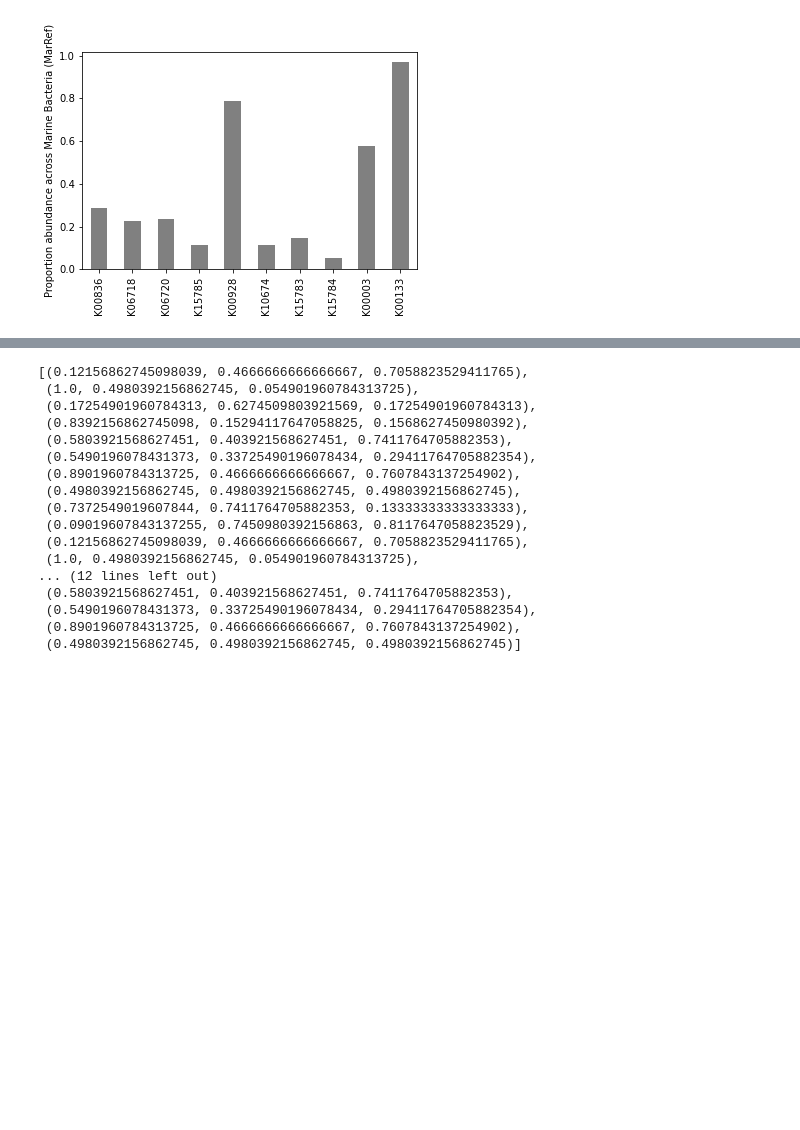
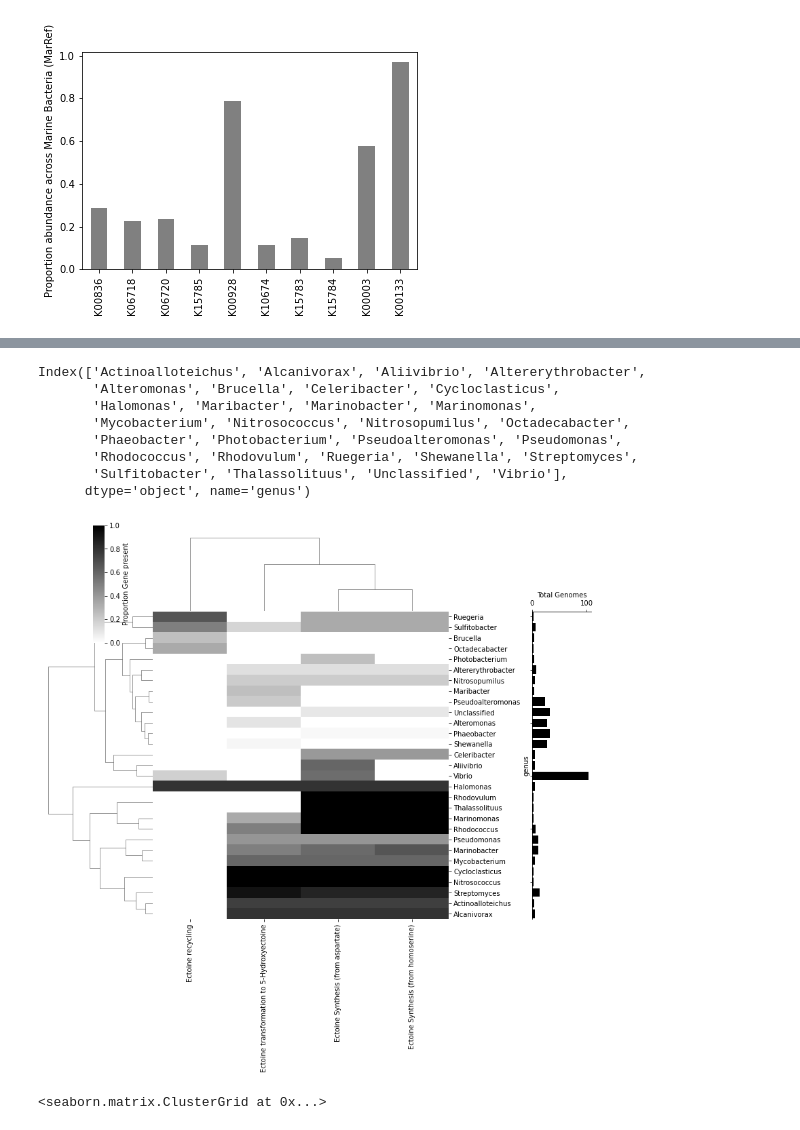
Before and after one commit to AlexanderLabWHOI/2021-marine-osmolytes, a Jupyter notebook: genome-searching/notebooks/Ectoine_data_exploration.ipynb, the cells around one changed output, grey strips where cells are left out. Drawn from its saved outputs; the diff is of its cells as text; code cells hidden in the pictures; blank space fills up the shorter version.

```diff
--- a/genome-searching/notebooks/Ectoine_data_exploration.ipynb
+++ b/genome-searching/notebooks/Ectoine_data_exploration.ipynb
@@ -5,0 +72,21 @@ from matplotlib.patches import Patch
+# %%
+
+synthesis_aspartate = ['K00928',
+'K00133',
+'K00836',
+'K06718',
+'K06720']
+
+synthesis_homoserine = ['K00003',
+'K00836',
+'K06718',
+'K06720']
+
+transformation = ['K10674']
+
+recycling = ['K15783',
+'K15784',
+'K15785']
+
+pathways = {'Ectoine Synthesis (from aspartate)':synthesis_aspartate, 'Ectoine Synthesis (from homoserine)':synthesis_homoserine,
+               'Ectoine transformation to 5-Hydroxyectoine':transformation, 'Ectoine recycling':recycling}
@@ -63,20 +130,22 @@ ModuleNotFoundError: No module named 'ete'
-# %%
-network_pal
-# %% [output]
-[(0.12156862745098039, 0.4666666666666667, 0.7058823529411765),
- (1.0, 0.4980392156862745, 0.054901960784313725),
- (0.17254901960784313, 0.6274509803921569, 0.17254901960784313),
- (0.8392156862745098, 0.15294117647058825, 0.1568627450980392),
- (0.5803921568627451, 0.403921568627451, 0.7411764705882353),
- (0.5490196078431373, 0.33725490196078434, 0.29411764705882354),
- (0.8901960784313725, 0.4666666666666667, 0.7607843137254902),
- (0.4980392156862745, 0.4980392156862745, 0.4980392156862745),
- (0.7372549019607844, 0.7411764705882353, 0.13333333333333333),
- (0.09019607843137255, 0.7450980392156863, 0.8117647058823529),
- (0.12156862745098039, 0.4666666666666667, 0.7058823529411765),
- (1.0, 0.4980392156862745, 0.054901960784313725),
-... (12 lines left out)
- (0.5803921568627451, 0.403921568627451, 0.7411764705882353),
- (0.5490196078431373, 0.33725490196078434, 0.29411764705882354),
- (0.8901960784313725, 0.4666666666666667, 0.7607843137254902),
- (0.4980392156862745, 0.4980392156862745, 0.4980392156862745)]
+# %%
+pathway_bact_df = pd.DataFrame(index=df_bact.index)
+
+for key in pathways:
+    keggs = pathways[key]
+    ii  = df_bact.loc[df_bact[keggs].sum(axis=1)==len(keggs)].index
+    pathway_bact_df.loc[ii,key]=1
+pathway_bact_df=pathway_bact_df.fillna(0)
+# %%
+grouped_bact, total_bac_group  = bact_groupby(pathway_bact_df, level='genus', normalized=True)
+create_cluster_bar(grouped_bact, total_bac_group, dropzero=True, genome=True, cutoff=True, c=2,)
+# %% [output]
+Index(['Actinoalloteichus', 'Alcanivorax', 'Aliivibrio', 'Altererythrobacter',
+       'Alteromonas', 'Brucella', 'Celeribacter', 'Cycloclasticus',
+       'Halomonas', 'Maribacter', 'Marinobacter', 'Marinomonas',
+       'Mycobacterium', 'Nitrosococcus', 'Nitrosopumilus', 'Octadecabacter',
+       'Phaeobacter', 'Photobacterium', 'Pseudoalteromonas', 'Pseudomonas',
+       'Rhodococcus', 'Rhodovulum', 'Ruegeria', 'Shewanella', 'Streptomyces',
+       'Sulfitobacter', 'Thalassolituus', 'Unclassified', 'Vibrio'],
+      dtype='object', name='genus')
+[figure, added]
+<seaborn.matrix.ClusterGrid at 0x...>
```
Also changed, not shown: parts of 22 cells of this notebook.
